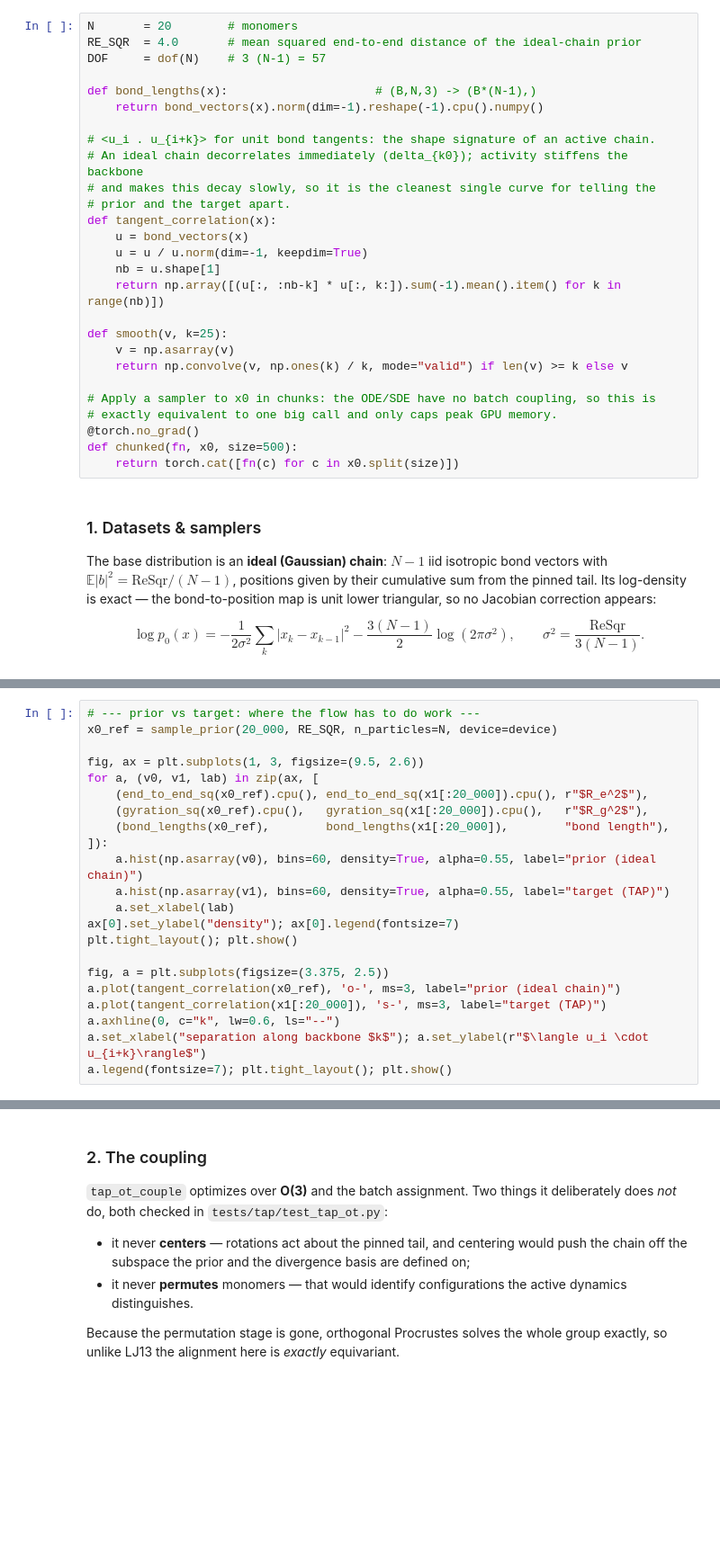
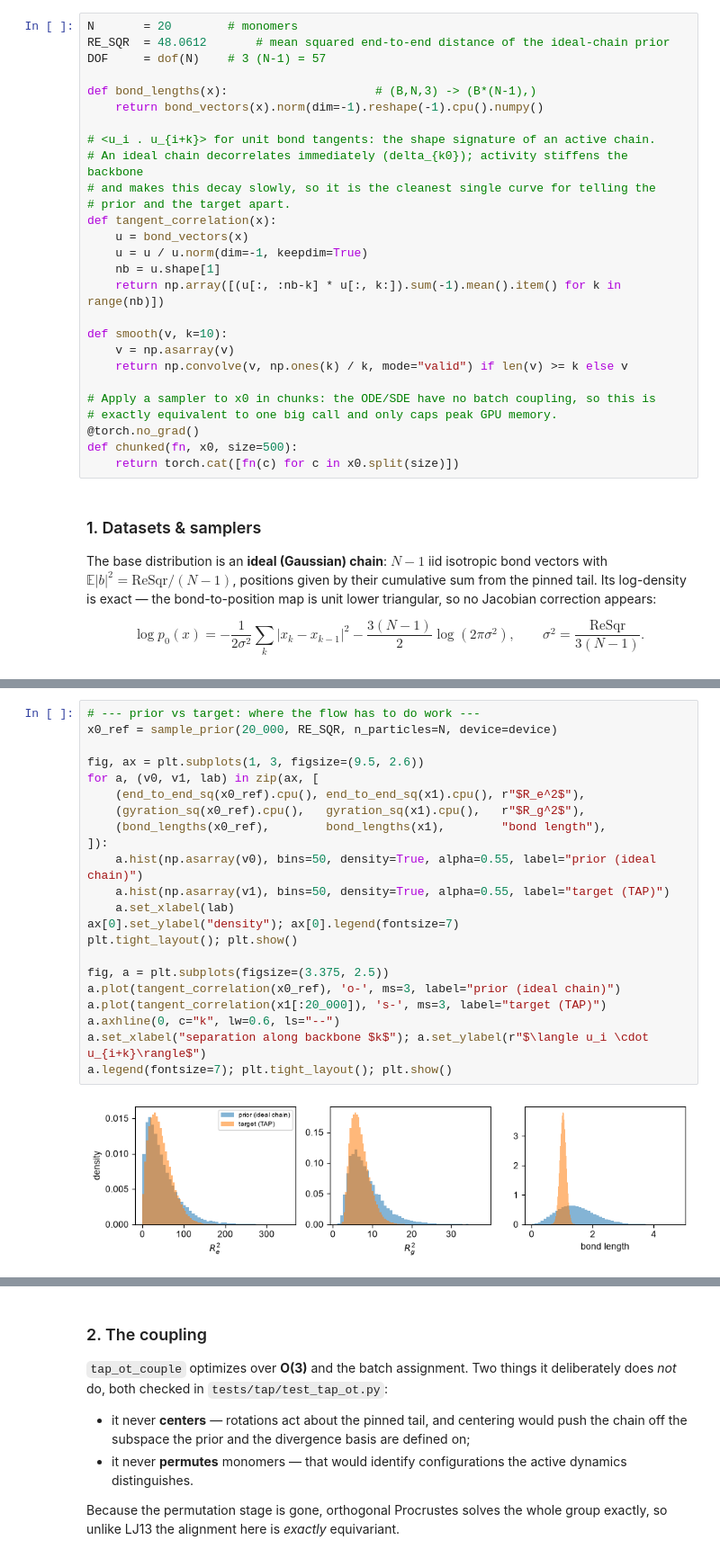
Before and after one commit to Rauscher-Group/eesi, a Jupyter notebook: experiments/TAP/TAP.ipynb, the cells around one changed output, grey strips where cells are left out. Shown at 90% size. Saved outputs shown, nothing was run; the diff lists cells and outputs as text; blank space fills up the shorter version.

```diff
--- a/experiments/TAP/TAP.ipynb
+++ b/experiments/TAP/TAP.ipynb
@@ -57,7 +59,7 @@ print(f"Using device: {device}")
 #### 0.1. Some useful functions
 # %%
 N       = 20        # monomers
-RE_SQR  = 4.0       # mean squared end-to-end distance of the ideal-chain prior
+RE_SQR  = 48.0612       # mean squared end-to-end distance of the ideal-chain prior
 DOF     = dof(N)    # 3 (N-1) = 57
 
 def bond_lengths(x):                     # (B,N,3) -> (B*(N-1),)
@@ -73,7 +75,7 @@ def tangent_correlation(x):
     nb = u.shape[1]
     return np.array([(u[:, :nb-k] * u[:, k:]).sum(-1).mean().item() for k in range(nb)])
 
-def smooth(v, k=25):
+def smooth(v, k=10):
     v = np.asarray(v)
     return np.convolve(v, np.ones(k) / k, mode="valid") if len(v) >= k else v
 
@@ -136,22 +153,24 @@ print(f"E[Re^2] = {end_to_end_sq(x1).mean():.4f}   E[Rg^2] = {gyration_sq(x1).me
 # %%
 # --- prior vs target: where the flow has to do work ---
 x0_ref = sample_prior(20_000, RE_SQR, n_particles=N, device=device)
 
 fig, ax = plt.subplots(1, 3, figsize=(9.5, 2.6))
 for a, (v0, v1, lab) in zip(ax, [
-    (end_to_end_sq(x0_ref).cpu(), end_to_end_sq(x1[:20_000]).cpu(), r"$R_e^2$"),
-    (gyration_sq(x0_ref).cpu(),   gyration_sq(x1[:20_000]).cpu(),   r"$R_g^2$"),
-    (bond_lengths(x0_ref),        bond_lengths(x1[:20_000]),        "bond length"),
+    (end_to_end_sq(x0_ref).cpu(), end_to_end_sq(x1).cpu(), r"$R_e^2$"),
+    (gyration_sq(x0_ref).cpu(),   gyration_sq(x1).cpu(),   r"$R_g^2$"),
+    (bond_lengths(x0_ref),        bond_lengths(x1),        "bond length"),
 ]):
-    a.hist(np.asarray(v0), bins=60, density=True, alpha=0.55, label="prior (ideal chain)")
-    a.hist(np.asarray(v1), bins=60, density=True, alpha=0.55, label="target (TAP)")
+    a.hist(np.asarray(v0), bins=50, density=True, alpha=0.55, label="prior (ideal chain)")
+    a.hist(np.asarray(v1), bins=50, density=True, alpha=0.55, label="target (TAP)")
     a.set_xlabel(lab)
 ax[0].set_ylabel("density"); ax[0].legend(fontsize=7)
 plt.tight_layout(); plt.show()
 
 fig, a = plt.subplots(figsize=(3.375, 2.5))
 a.plot(tangent_correlation(x0_ref), 'o-', ms=3, label="prior (ideal chain)")
 a.plot(tangent_correlation(x1[:20_000]), 's-', ms=3, label="target (TAP)")
 a.axhline(0, c="k", lw=0.6, ls="--")
 a.set_xlabel("separation along backbone $k$"); a.set_ylabel(r"$\langle u_i \cdot u_{i+k}\rangle$")
 a.legend(fontsize=7); plt.tight_layout(); plt.show()
+# %% [output]
+[figure, added]
```
Also changed, not shown: parts of 11 cells of this notebook, 11 other files.
